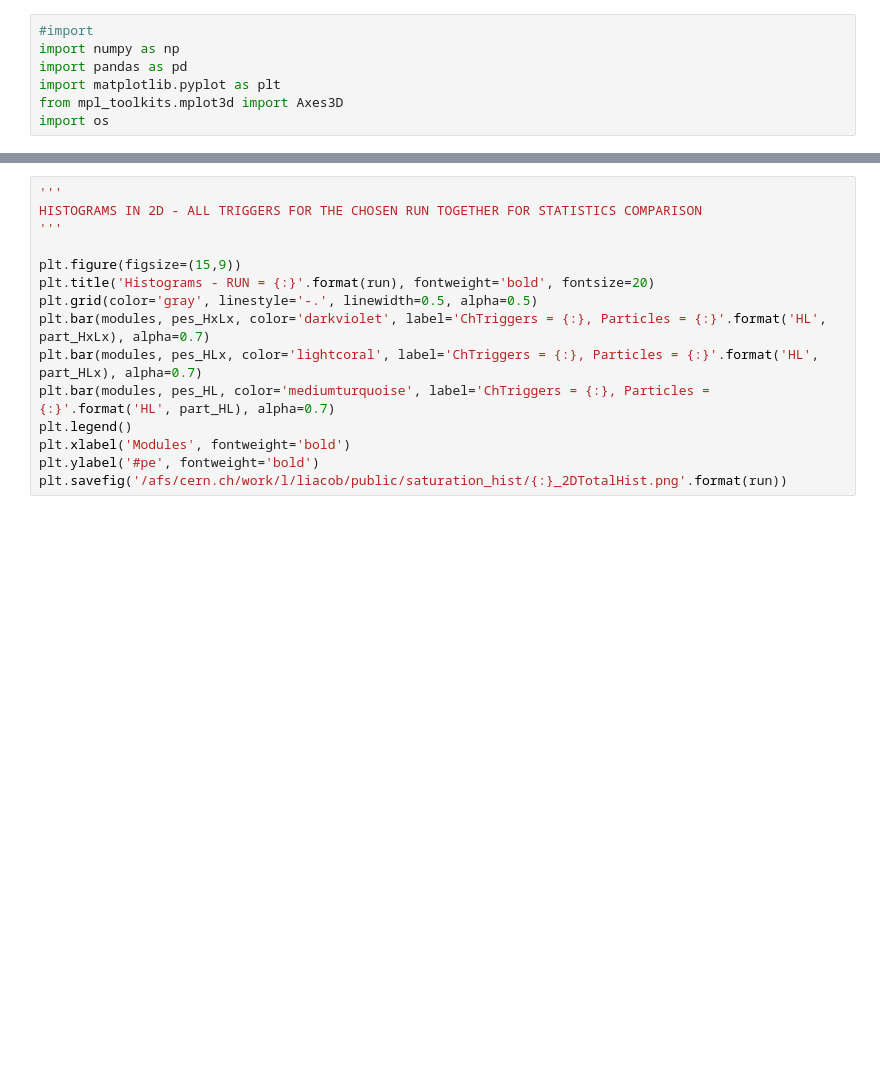
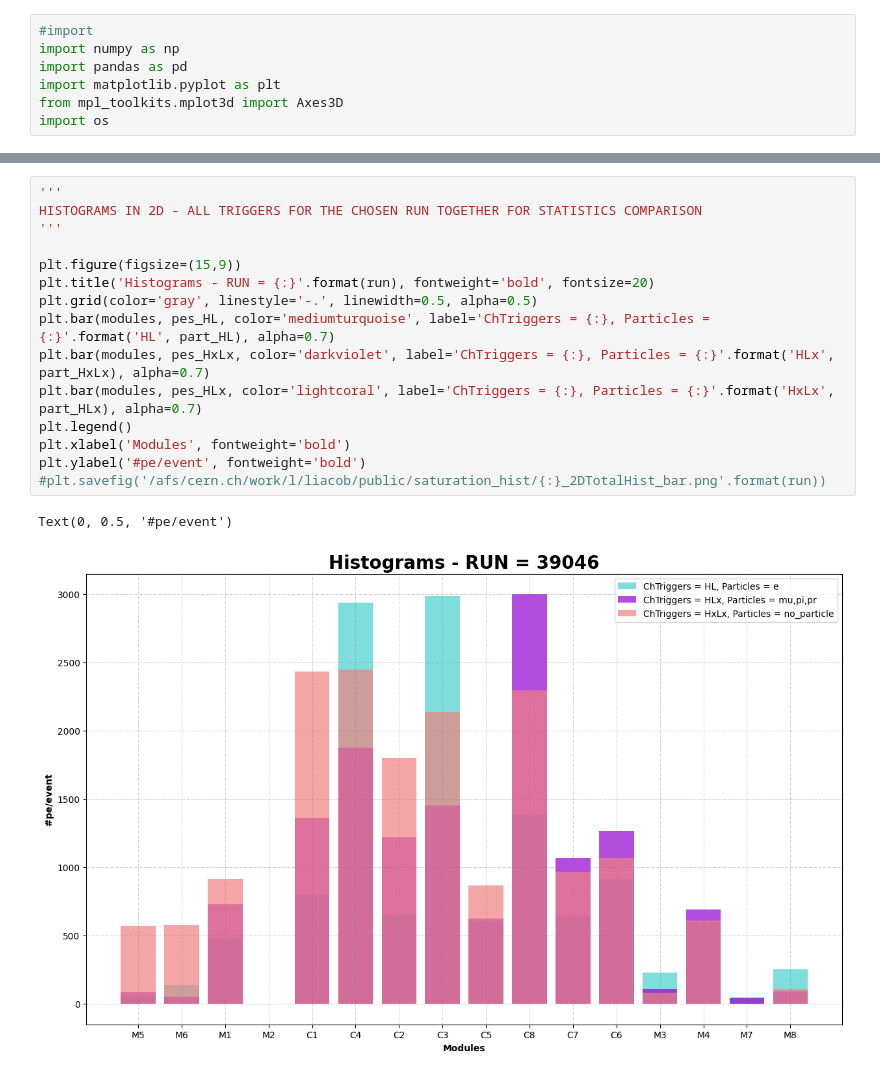
Before and after one commit to DUNE/waffles, a Jupyter notebook: scripts/np02comm/beam_first_look/histograms.ipynb, the cells around one changed output, grey strips where cells are left out. Cells and saved outputs as stored; diff of their text form; blank space fills up the shorter version.

```diff
--- a/scripts/np02comm/beam_first_look/histograms.ipynb
+++ b/scripts/np02comm/beam_first_look/histograms.ipynb
@@ -123,15 +129,18 @@ plt.show()
 # %%
 '''
 HISTOGRAMS IN 2D - ALL TRIGGERS FOR THE CHOSEN RUN TOGETHER FOR STATISTICS COMPARISON
 '''
 
 plt.figure(figsize=(15,9))
 plt.title('Histograms - RUN = {:}'.format(run), fontweight='bold', fontsize=20)
 plt.grid(color='gray', linestyle='-.', linewidth=0.5, alpha=0.5)
-plt.bar(modules, pes_HxLx, color='darkviolet', label='ChTriggers = {:}, Particles = {:}'.format('HL', part_HxLx), alpha=0.7)
-plt.bar(modules, pes_HLx, color='lightcoral', label='ChTriggers = {:}, Particles = {:}'.format('HL', part_HLx), alpha=0.7)
 plt.bar(modules, pes_HL, color='mediumturquoise', label='ChTriggers = {:}, Particles = {:}'.format('HL', part_HL), alpha=0.7)
+plt.bar(modules, pes_HxLx, color='darkviolet', label='ChTriggers = {:}, Particles = {:}'.format('HLx', part_HxLx), alpha=0.7)
+plt.bar(modules, pes_HLx, color='lightcoral', label='ChTriggers = {:}, Particles = {:}'.format('HxLx', part_HLx), alpha=0.7)
 plt.legend()
 plt.xlabel('Modules', fontweight='bold')
-plt.ylabel('#pe', fontweight='bold')
-plt.savefig('/afs/cern.ch/work/l/liacob/public/saturation_hist/{:}_2DTotalHist.png'.format(run))
+plt.ylabel('#pe/event', fontweight='bold')
+#plt.savefig('/afs/cern.ch/work/l/liacob/public/saturation_hist/{:}_2DTotalHist_bar.png'.format(run))
+# %% [output]
+Text(0, 0.5, '#pe/event')
+[figure, added]
```
Also changed, not shown: parts of 12 cells of this notebook.
